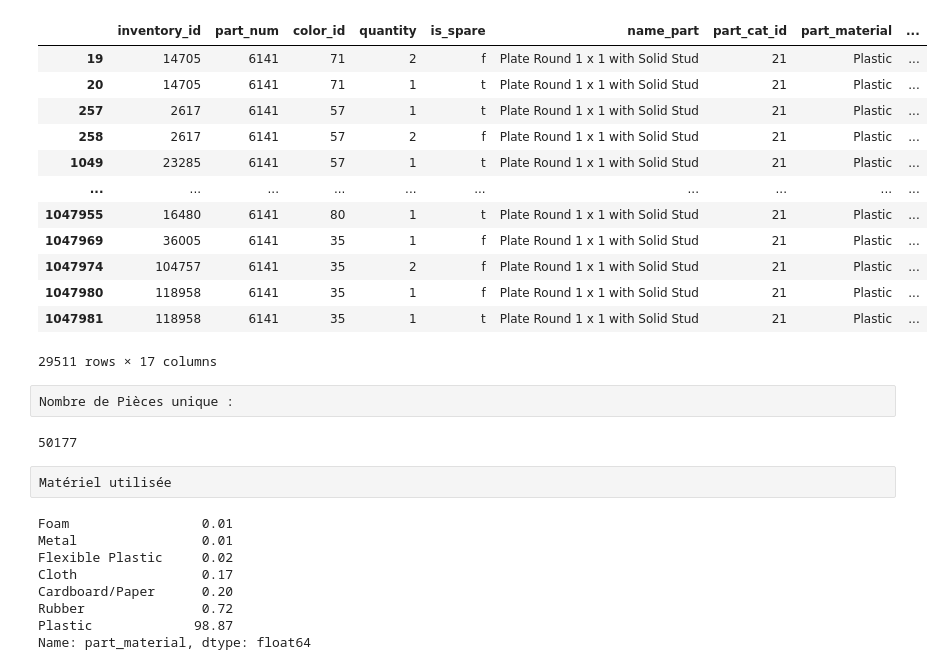
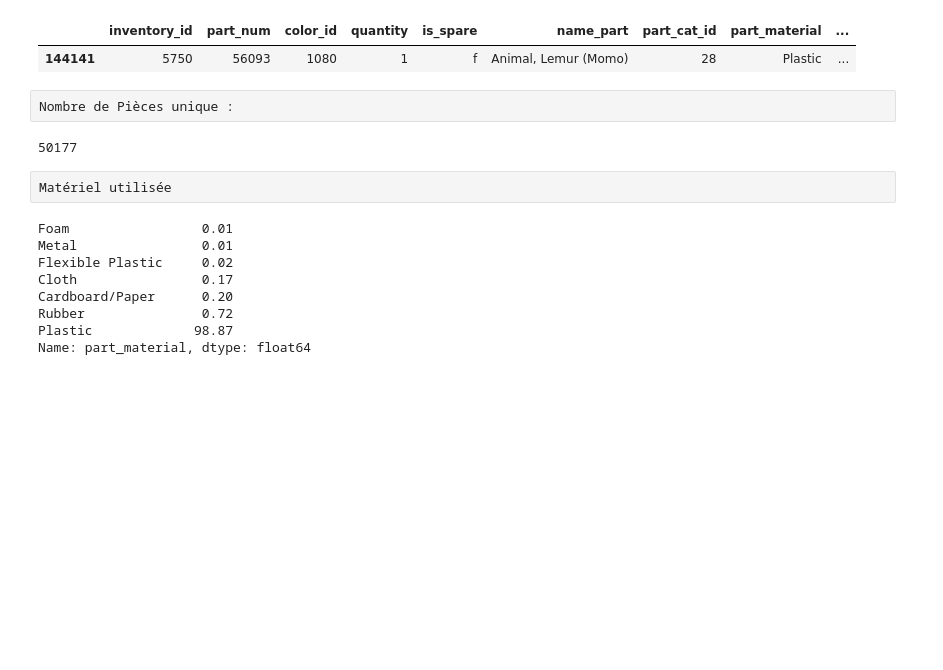
Before and after one commit to Blanchard-Floriane/Projet_final_LEGO_World, a Jupyter notebook: Analyses/paul_analyses_pièces.ipynb, the cells around one changed output. Saved outputs shown, nothing was run; the diff lists cells and outputs as text; code cells hidden in the pictures; blank space fills up the shorter version.

```diff
--- a/Analyses/paul_analyses_pièces.ipynb
+++ b/Analyses/paul_analyses_pièces.ipynb
@@ -7,21 +10,10 @@ from datetime import timedelta
 # %%
 df_parts = pd.read_csv("../Datas/df_parts_an_c_paul.csv")
 # %%
-df_parts.loc[df_parts["part_num"] == "6141"]
+df_parts.loc[df_parts["part_num"] == "56093"].head()
 # %% [output]
 |  | inventory_id | part_num | color_id | quantity | is_spare | name_part | part_cat_id | part_material | ... |
-| 19 | 14705 | 6141 | 71 | 2 | f | Plate Round 1 x 1 with Solid Stud | 21 | Plastic | ... |
-| 20 | 14705 | 6141 | 71 | 1 | t | Plate Round 1 x 1 with Solid Stud | 21 | Plastic | ... |
-| 257 | 2617 | 6141 | 57 | 1 | t | Plate Round 1 x 1 with Solid Stud | 21 | Plastic | ... |
-| 258 | 2617 | 6141 | 57 | 2 | f | Plate Round 1 x 1 with Solid Stud | 21 | Plastic | ... |
-| 1049 | 23285 | 6141 | 57 | 1 | t | Plate Round 1 x 1 with Solid Stud | 21 | Plastic | ... |
-| ... | ... | ... | ... | ... | ... | ... | ... | ... | ... |
-| 1047955 | 16480 | 6141 | 80 | 1 | t | Plate Round 1 x 1 with Solid Stud | 21 | Plastic | ... |
-| 1047969 | 36005 | 6141 | 35 | 1 | f | Plate Round 1 x 1 with Solid Stud | 21 | Plastic | ... |
-| 1047974 | 104757 | 6141 | 35 | 2 | f | Plate Round 1 x 1 with Solid Stud | 21 | Plastic | ... |
-| 1047980 | 118958 | 6141 | 35 | 1 | f | Plate Round 1 x 1 with Solid Stud | 21 | Plastic | ... |
-| 1047981 | 118958 | 6141 | 35 | 1 | t | Plate Round 1 x 1 with Solid Stud | 21 | Plastic | ... |
+| 144141 | 5750 | 56093 | 1080 | 1 | f | Animal, Lemur (Momo) | 28 | Plastic | ... |
-29511 rows × 17 columns
 # %% [raw]
 Nombre de Pièces unique :
 # %%
```
Also changed, not shown: parts of 19 cells of this notebook, 8 other files.
